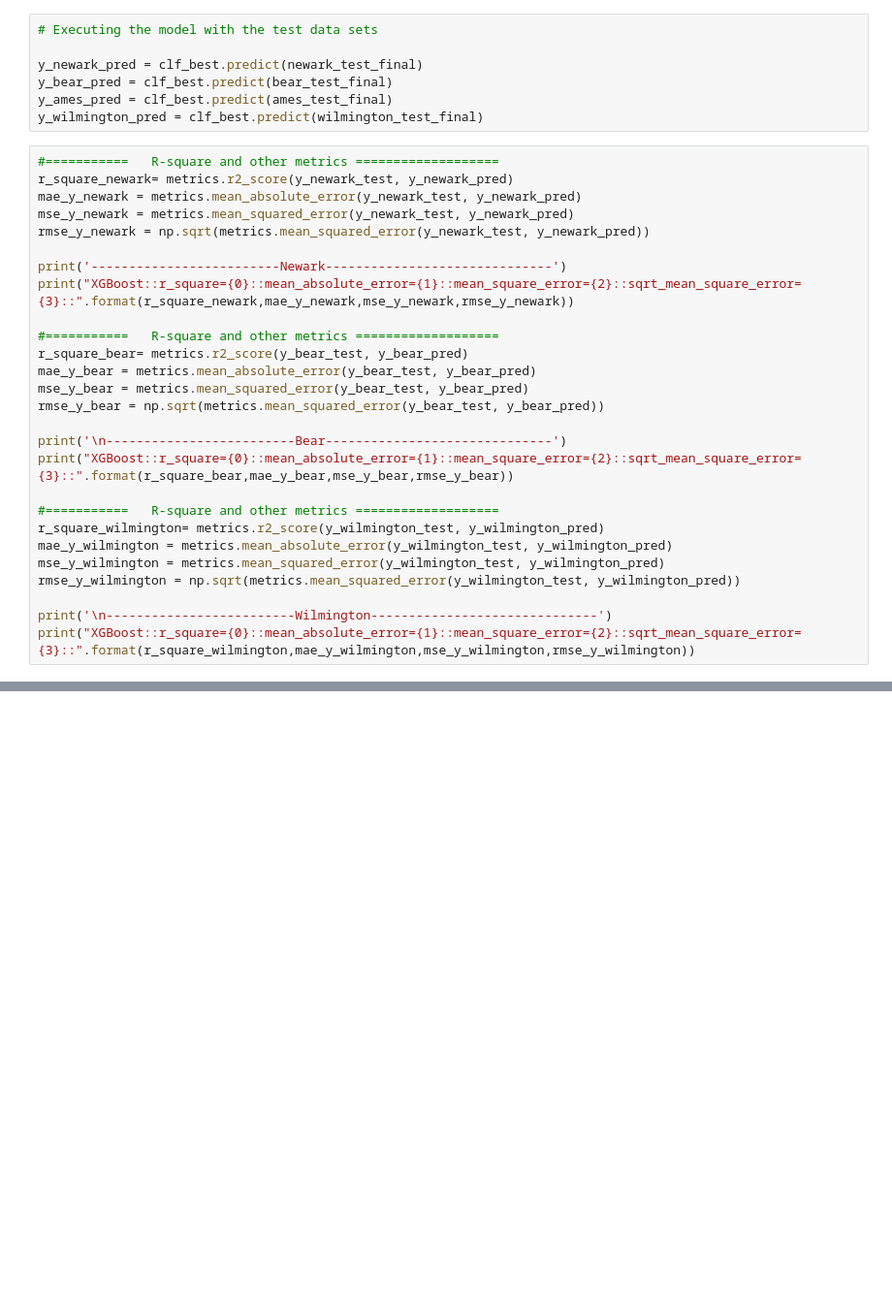
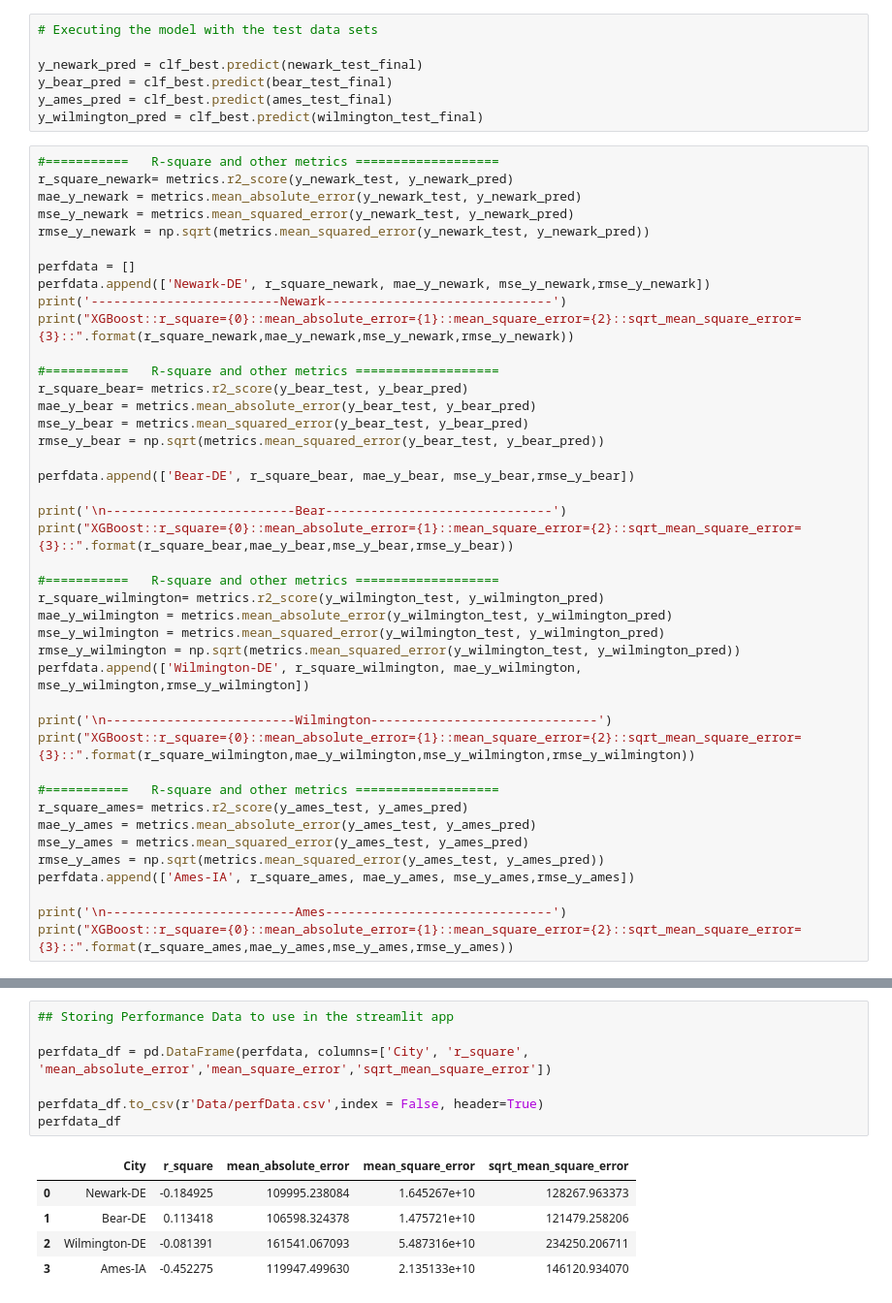
Before and after one commit to bmarotical/capstoneTeam6, a Jupyter notebook: HouseRegressions_Team_6_12Jul.ipynb, the cells around one changed output, grey strips where cells are left out. Shown at 97% size. Drawn from its saved outputs; the diff is of its cells as text; blank space fills up the shorter version.

Commit message:
updated the jupyter file to load the performance metrics to csv and jpg.

```diff
--- a/HouseRegressions_Team_6_12Jul.ipynb
+++ b/HouseRegressions_Team_6_12Jul.ipynb
@@ -1312,6 +1320,8 @@ mae_y_newark = metrics.mean_absolute_error(y_newark_test, y_newark_pred)
 mse_y_newark = metrics.mean_squared_error(y_newark_test, y_newark_pred)
 rmse_y_newark = np.sqrt(metrics.mean_squared_error(y_newark_test, y_newark_pred))
 
+perfdata = []
+perfdata.append(['Newark-DE', r_square_newark, mae_y_newark, mse_y_newark,rmse_y_newark])
 print('-------------------------Newark------------------------------')
 print("XGBoost::r_square={0}::mean_absolute_error={1}::mean_square_error={2}::sqrt_mean_square_error={3}::".format(r_square_newark,mae_y_newark,mse_y_newark,rmse_y_newark))
 
@@ -1321,6 +1331,8 @@ mae_y_bear = metrics.mean_absolute_error(y_bear_test, y_bear_pred)
 mse_y_bear = metrics.mean_squared_error(y_bear_test, y_bear_pred)
 rmse_y_bear = np.sqrt(metrics.mean_squared_error(y_bear_test, y_bear_pred))
 
+perfdata.append(['Bear-DE', r_square_bear, mae_y_bear, mse_y_bear,rmse_y_bear])
+
 print('\n-------------------------Bear------------------------------')
 print("XGBoost::r_square={0}::mean_absolute_error={1}::mean_square_error={2}::sqrt_mean_square_error={3}::".format(r_square_bear,mae_y_bear,mse_y_bear,rmse_y_bear))
 
@@ -1329,9 +1341,20 @@ r_square_wilmington= metrics.r2_score(y_wilmington_test, y_wilmington_pred)
 mae_y_wilmington = metrics.mean_absolute_error(y_wilmington_test, y_wilmington_pred)
 mse_y_wilmington = metrics.mean_squared_error(y_wilmington_test, y_wilmington_pred)
 rmse_y_wilmington = np.sqrt(metrics.mean_squared_error(y_wilmington_test, y_wilmington_pred))
+perfdata.append(['Wilmington-DE', r_square_wilmington, mae_y_wilmington, mse_y_wilmington,rmse_y_wilmington])
 
 print('\n-------------------------Wilmington------------------------------')
 print("XGBoost::r_square={0}::mean_absolute_error={1}::mean_square_error={2}::sqrt_mean_square_error={3}::".format(r_square_wilmington,mae_y_wilmington,mse_y_wilmington,rmse_y_wilmington))
+
+#===========   R-square and other metrics ===================
+r_square_ames= metrics.r2_score(y_ames_test, y_ames_pred)
+mae_y_ames = metrics.mean_absolute_error(y_ames_test, y_ames_pred)
+mse_y_ames = metrics.mean_squared_error(y_ames_test, y_ames_pred)
+rmse_y_ames = np.sqrt(metrics.mean_squared_error(y_ames_test, y_ames_pred))
+perfdata.append(['Ames-IA', r_square_ames, mae_y_ames, mse_y_ames,rmse_y_ames])
+
+print('\n-------------------------Ames------------------------------')
+print("XGBoost::r_square={0}::mean_absolute_error={1}::mean_square_error={2}::sqrt_mean_square_error={3}::".format(r_square_ames,mae_y_ames,mse_y_ames,rmse_y_ames))
 # %% [output]
 -------------------------Newark------------------------------
 XGBoost::r_square=-0.18492539069381864::mean_absolute_error=109995.23808396465::mean_square_error=16452670427.774572::sqrt_mean_square_error=128267.96337267764::
@@ -1343,0 +1370,13 @@ XGBoost::r_square=-0.0813908456232999::mean_absolute_error=161541.0670932789::me
+# %%
+## Storing Performance Data to use in the streamlit app
+
+perfdata_df = pd.DataFrame(perfdata, columns=['City', 'r_square', 'mean_absolute_error','mean_square_error','sqrt_mean_square_error'])
+
+perfdata_df.to_csv(r'Data/perfData.csv',index = False, header=True)
+perfdata_df
+# %% [output]
+|  | City | r_square | mean_absolute_error | mean_square_error | sqrt_mean_square_error |
+| 0 | Newark-DE | -0.184925 | 109995.238084 | 1.645267e+10 | 128267.963373 |
+| 1 | Bear-DE | 0.113418 | 106598.324378 | 1.475721e+10 | 121479.258206 |
+| 2 | Wilmington-DE | -0.081391 | 161541.067093 | 5.487316e+10 | 234250.206711 |
+| 3 | Ames-IA | -0.452275 | 119947.499630 | 2.135133e+10 | 146120.934070 |
```
Also changed, not shown: parts of 4 cells of this notebook, 2 other files.
